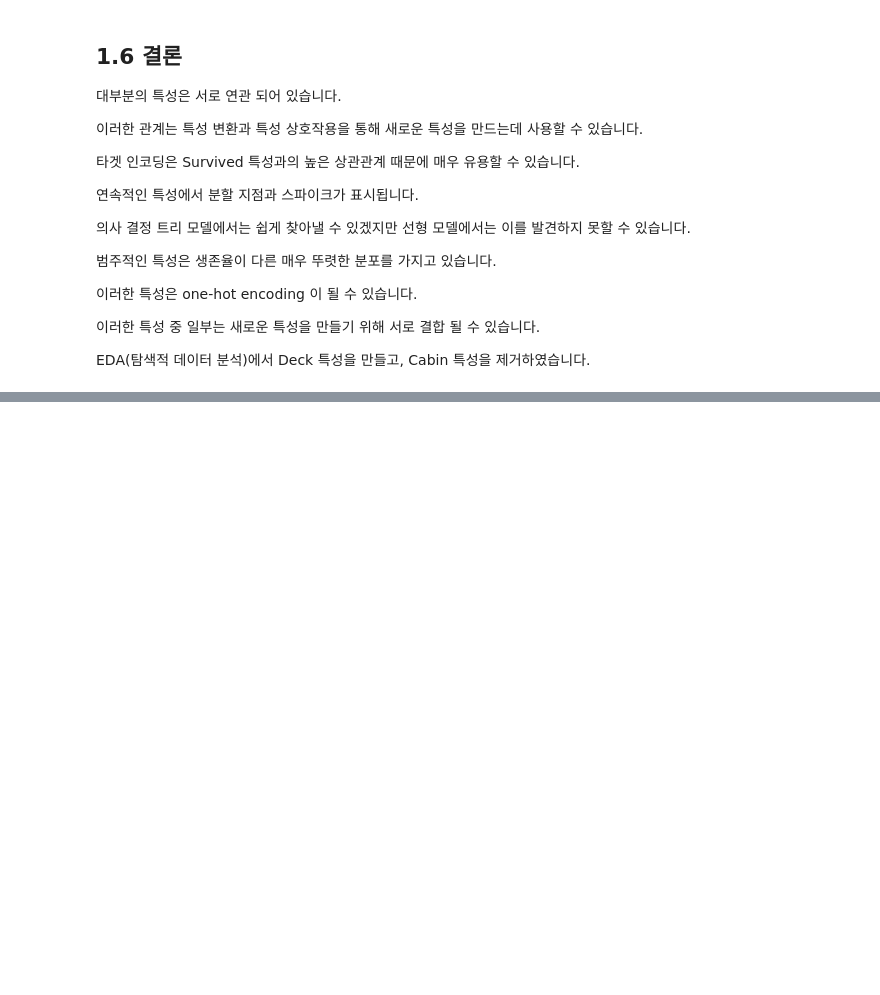
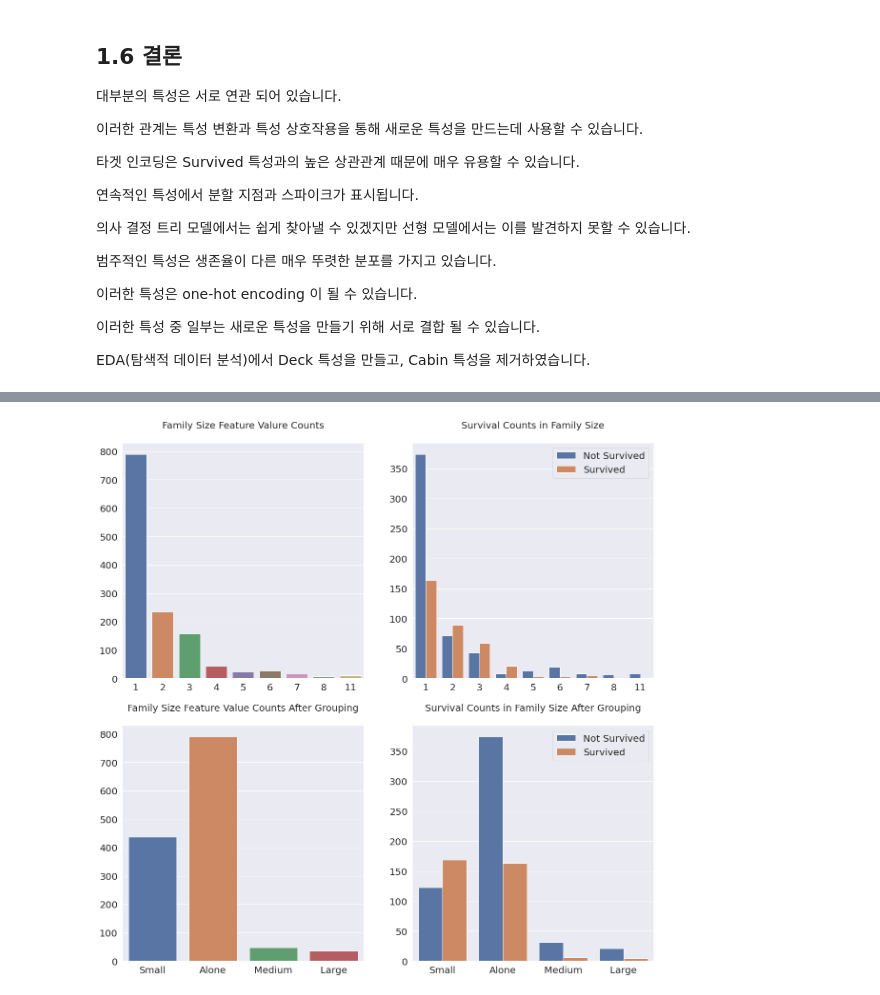
Before and after one commit to HwangHanJae/LearningNote, a Jupyter notebook: titanic_transcription3.ipynb, the cells around one changed output, grey strips where cells are left out. Saved outputs shown, nothing was run; the diff lists cells and outputs as text; code cells hidden in the pictures; blank space fills up the shorter version.

```diff
--- a/titanic_transcription3.ipynb
+++ b/titanic_transcription3.ipynb
@@ -667,0 +738,29 @@ df_all.head()
+# %%
+df_all["Family_Size"] = df_all["SibSp"] + df_all["Parch"]+1
+
+family_map = { 1 : "Alone", 2 : "Small", 3 :"Small", 4:"Small", 5 : "Medium", 6 : "Medium", 7 : "Large", 8 : "Large", 11 : "Large"}
+df_all["Family_Size_Grouped"] = df_all["Family_Size"].map(family_map)
+
+
+f, ax = plt.subplots(2,2, figsize=(20,20))
+
+ax[0][0].set_title("Family Size Feature Valure Counts", size=20, y=1.05)
+ax[0][1].set_title("Survival Counts in Family Size", size=20, y=1.05)
+ax[1][0].set_title("Family Size Feature Value Counts After Grouping", size=20, y=1.05)
+ax[1][1].set_title("Survival Counts in Family Size After Grouping", size=20, y=1.05)
+
+sns.countplot(x='Family_Size', data=df_all,ax=ax[0][0])
+#sns.barplot(x=df_all["Family_Size"].value_counts().index, y=df_all['Family_Size'].value_counts().values, ax=ax[0][0])
+sns.countplot(x='Family_Size', data=df_all, ax=ax[0][1],hue='Survived')
+sns.countplot(x='Family_Size_Grouped', data=df_all, ax=ax[1][0])
+sns.countplot(x='Family_Size_Grouped', data=df_all, ax=ax[1][1], hue='Survived')
+
+for i in range(2):
+  ax[i][1].legend(['Not Survived', "Survived"],loc='upper right',prop={'size':20})
+  for j in range(2):
+    ax[i][j].set_xlabel('')
+    ax[i][j].set_ylabel('')
+    ax[i][j].tick_params('both', labelsize=20)
+plt.show()
+# %% [output]
+[figure, added]
```
Also changed, not shown: parts of 34 cells of this notebook.
